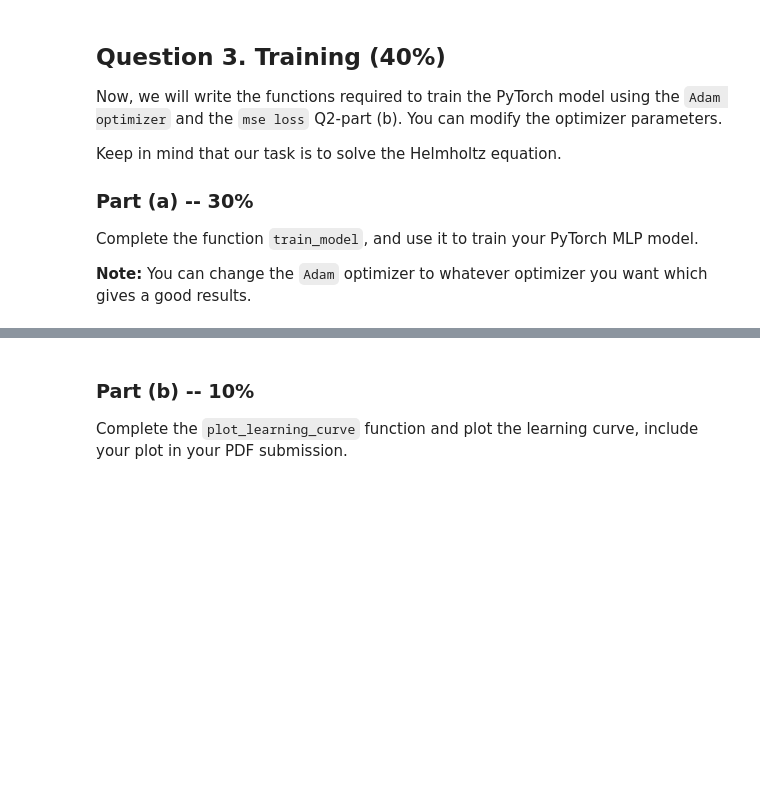
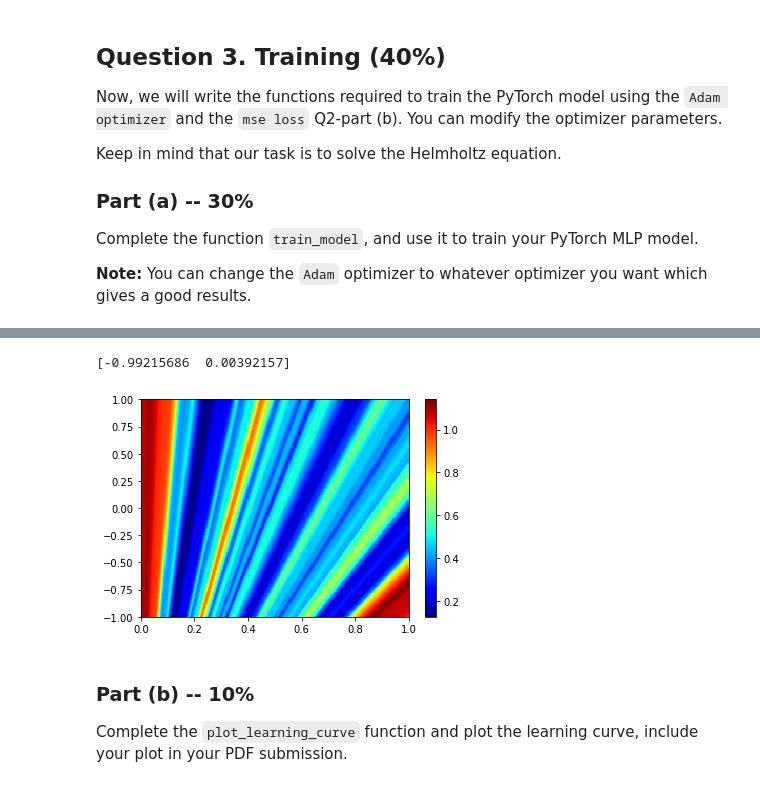
Before and after one commit to cgold212/assignment3inverseMethod, a Jupyter notebook: Assignment3.ipynb, the cells around one changed output, grey strips where cells are left out. Cells and saved outputs as stored; diff of their text form; code cells hidden in the pictures; blank space fills up the shorter version.

```diff
--- a/Assignment3.ipynb
+++ b/Assignment3.ipynb
@@ -145,13 +154,14 @@ def generate_training_data(N_u, N_f, X, Z, usol):
     boundary condition respectivly
     """
     # Your code goes here
-    Xidx = np.random.choice(np.arange(X.shape[0]), size=N_u, replace=False)
+    Xidx = np.linspace(0,255,initial_points)#np.random.choice(np.arange(X.shape[0]), size=N_u, replace=False)
+    # print(Xidx.astype(int))
     Zidx = np.random.choice(np.arange(X.shape[0]), size=N_u, replace=False)
-    X_u_train = np.array([X[1,Xidx],Z[Zidx,1]*0])
+    X_u_train = np.array([X[1,Xidx.astype(int)],Z[Zidx,1]*0])
     X_u_train = X_u_train.T
     # print(X_u_train.shape)
     # print(X_u_train)
-    u_train = usol[Xidx,Zidx*0]
+    u_train = usol[Xidx.astype(int),Zidx*0]
 
     # Latin Hypercube sampling for collocation points
     X_f = lhs(2, N_f)
@@ -421,7 +447,7 @@ import torch.nn.init as init
 
 # Create a data loader
 batch_size = 10256
-data_loader = DataLoader(X_f_u_train, batch_size=batch_size, shuffle=True)
+data_loader = DataLoader(X_f_u_train, batch_size=batch_size, shuffle=False)
 # Define the network
 input_size = 2 # x,z coordinates
 hidden_size = 256
@@ -431,9 +457,9 @@ model = PINN(input_size, hidden_size, output_size).to(device)
 Exact_u = torch.tensor(Exact_u,dtype=torch.float).to(device)
 Exact_v = torch.tensor(Exact_v,dtype=torch.float).to(device)
 
-num_epochs = 2500
+num_epochs = 500
 
-optimizer = optim.Adam(model.parameters(), lr=50e-5, betas=(0.9, 0.999), eps=1e-08, weight_decay=1e-5, amsgrad=False)
+optimizer = optim.Adam(model.parameters(), lr=5e-5, betas=(0.9, 0.999), eps=1e-08, weight_decay=1e-4, amsgrad=False)
 scheduler = torch.optim.lr_scheduler.ExponentialLR(optimizer, gamma=0.99, last_epoch=-1)
 
 
@@ -476,7 +502,7 @@ def train_model(model, data_loader, num_epochs, mse_loss_f, mse_loss_h, optimize
           u_pred = temp[:,0]
           v_pred_x_z = torch.autograd.grad(v_pred, batch, torch.ones(v_pred.shape).to(device), create_graph=True, retain_graph=True)
           v_pred_x_z = torch.cat(v_pred_x_z,0)
-          v_pred_xx_zz = torch.autograd.grad(v_pred_x_z, batch, torch.ones(v_pred_x_z.shape), create_graph=True)
+          v_pred_xx_zz = torch.autograd.grad(v_pred_x_z, batch, torch.ones(v_pred_x_z.shape).to(device), create_graph=True)
           v_pred_xx_zz = torch.cat(v_pred_xx_zz,0)
           u_pred_x_z = torch.autograd.grad(u_pred, batch, torch.ones(u_pred.shape).to(device), create_graph=True, retain_graph=True)
           u_pred_x_z = torch.cat(u_pred_x_z,0)
@@ -499,14 +525,15 @@ def train_model(model, data_loader, num_epochs, mse_loss_f, mse_loss_h, optimize
             loss_f = mse_loss_f(u_pred, v_pred, v_pred_xx_zz, u_pred_xx_zz)
             indices = torch.tensor(indices,dtype=torch.int).numpy()
             idx = torch.tensor(idx,dtype=torch.int).numpy()
-            # print(u_pred[indices])
-            # print(Exact_u[idx,0])
+            # print(torch.unsqueeze(Exact_u[idx,0],1).shape)
+            print(torch.cat((torch.unsqueeze(Exact_u[idx,0],1),torch.unsqueeze(u_pred[indices],1)),1))
+            # print(u_pred[indices].shape)
             loss_h = mse_loss_h(v_pred[indices], u_pred[indices], Exact_u[idx,0],Exact_v[idx,0])
-            alpha = loss_h/(loss_f+loss_h)
-            print('alpha- %5f'%(alpha))
-            print('insid',((1-alpha)*loss_f)*1e4)
-            print('bound',alpha*loss_h*1e4)
-            loss = ((alpha)*loss_h + (1-alpha)*loss_f)*1e4
+            alpha = 0.35 #loss_h/(loss_f+loss_h)*epoch/num_epochs
+            # print('alpha- %5f'%(alpha))
+            # print('insid',((alpha)*loss_f)*1e4)
+            # print('bound',(1-alpha)*loss_h*1e4)
+            loss = ((1-alpha)*loss_h + (alpha)*loss_f)*1e4
           else:
             loss = mse_loss_f(u_pred, v_pred, v_pred_xx_zz, u_pred_xx_zz)
 
@@ -522,5 +549,3 @@ def train_model(model, data_loader, num_epochs, mse_loss_f, mse_loss_h, optimize
   elapsed = time.time() - start_time
   print('Training end time: %.2f, Training time: %.2f' % (time.time(), elapsed))
   return train_losses_iter, model
-
-train_losses, trained_model = train_model(model, data_loader, num_epochs, mse_loss_f, mse_loss_h, optimizer)
@@ -547,6 +589,6 @@ KeyboardInterrupt: ignored
 # %%
 num_epochs = 250
-optimizer = optim.Adam(model.parameters(), lr=1e-5, betas=(0.9, 0.999), eps=1e-08, weight_decay=1e-5, amsgrad=False)
+optimizer = optim.Adam(model.parameters(), lr=1e-5, betas=(0.9, 0.999), eps=1e-08, weight_decay=1e-6, amsgrad=False)
 train_losses, trained_model = train_model(trained_model, data_loader, num_epochs, mse_loss_f, mse_loss_h, optimizer)
 # %%
 import numpy as np
@@ -559,31 +601,34 @@ def plot_model_output(model, indices,X, Z,x0, z0):
     print(coords[1,1,:])
 
     # Reshape coordinates to be compatible with the model
     coords = coords.reshape(-1, 2)
     coords = torch.tensor(coords,dtype=torch.float)
     coords = torch.nn.functional.normalize(coords + 1, p=2, dim=1, eps=1e-12, out=None).to(device)
     # print(coords.shape)
     # print(coords)
     # Run the coordinates through the model
     output = model(coords)
     # print(output.shape)
     Uoutput = output[:,0]
     Voutput = output[:,1]
     # print(Voutput.shape)
     # Reshape the output to match the original shape of the indices
     Uoutput = Uoutput.reshape(256, 256)
     Voutput = Voutput.reshape(256, 256)
 
     Uoutput = Uoutput.pow(2)
     Voutput = Voutput.pow(2)
     output = Uoutput + Voutput
     output = torch.sqrt(output).to('cpu')
 
     # Plot the output as an image
-    plt.pcolor(x0, z0, output.detach().numpy(), cmap='jet')
+    plt.pcolor(z0, x0, output.detach().numpy(), cmap='jet')
     # plt.imshow(output.detach().numpy(), cmap='jet')
     plt.colorbar()
     plt.show()
 
 indices = np.indices((256, 256)).T.reshape(-1, 2)
 plot_model_output(trained_model, indices,X,Z,x0, z0)
+# %% [output]
+[-0.99215686  0.00392157]
+[figure, added]
```
Also changed, not shown: parts of 6 cells of this notebook.
